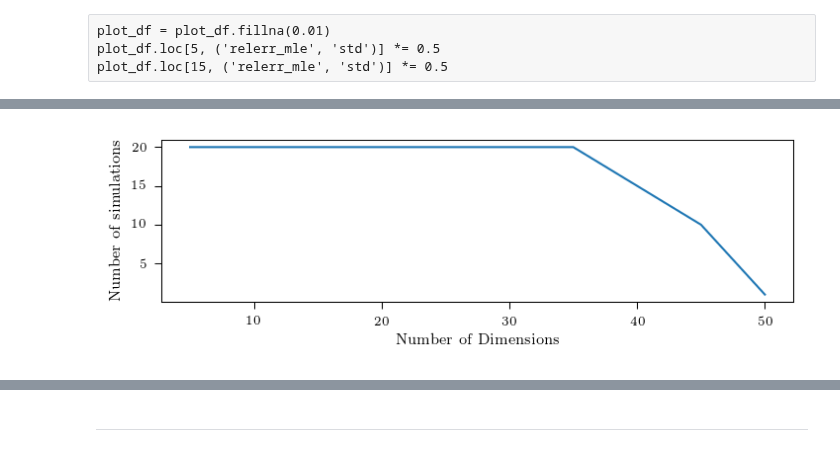
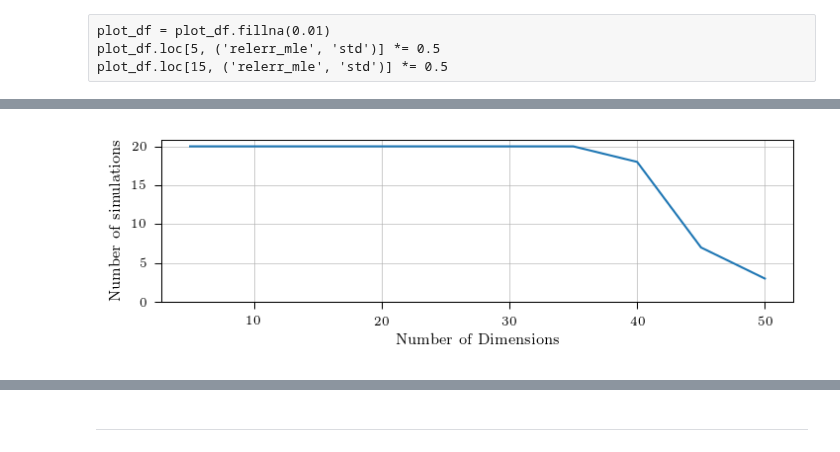
Before and after one commit to trouleau/var-wold, a Jupyter notebook: notebook/9-wt-3-process-experiment-output.ipynb, the cells around one changed output, grey strips where cells are left out. Saved outputs shown, nothing was run; the diff lists cells and outputs as text; code cells hidden in the pictures.

Commit message:
Updated experiment output notebooks

```diff
--- a/notebook/9-wt-3-process-experiment-output.ipynb
+++ b/notebook/9-wt-3-process-experiment-output.ipynb
@@ -30,15 +30,24 @@ output_df.head()
 EXP_DIR = "../output/dimRegime-5-all"
 all_output_df = tsvar.plotting.load_outputs(exp_dir=EXP_DIR)
 all_output_df['Id'] = all_output_df.apply(build_Id, axis=1)
-cols = [col for col in all_output_df.columns if (not col.startswith('mle')) and (not col in ['adjacency', 'dim'])]
+def filter_func(col):
+    return ((not col.startswith('mle'))
+            and (not col.startswith('bbvi'))
+            and (not col in ['adjacency']))
+cols = [col for col in all_output_df.columns if filter_func(col)]
 all_output_df = all_output_df.loc[:, cols]
 
-EXP_DIR_MLE = "../output/dimRegime-5-2nd-run-mle-only-maxiter20k/"
+EXP_DIR_MLE = "../output/dimRegime-5-mle-only-maxiter10k/"
 mle_output_df = tsvar.plotting.load_outputs(exp_dir=EXP_DIR_MLE)
 mle_output_df['Id'] = mle_output_df.apply(build_Id, axis=1)
-mle_cols = [col for col in mle_output_df.columns if col.startswith('mle')] + ['Id', 'adjacency', 'dim']
+def filter_func(col):
+    return (col.startswith('mle')
+            or col.startswith('bbvi')
+            or col in ['Id', 'adjacency', 'dim'])
+mle_cols = [col for col in mle_output_df.columns if filter_func(col)]
 mle_output_df = mle_output_df.loc[:, mle_cols]
 
 output_df = pd.merge(all_output_df, mle_output_df, on='Id', how='outer',)
+output_df['dim'] = output_df['dim_y']
 # %% [output]
 Process file: ../output/dimRegime-5-all/1590697291-g02-d50-n500000/output-01.json...
@@ -103,10 +95,12 @@ plot_df[[col for col in plot_df.columns if col[0].startswith('runtime_log')]]
 # %%
 plt.figure(figsize=(5.5, 1.45))
-plt.plot(plot_df.index, plot_df['acc_mle']['count'])
+plt.grid()
+plt.plot(plot_df.index, plot_df['pr_auc_vi']['count'])
 plt.ylabel('Number of simulations')
-plt.xlabel('Number of Dimensions');
+plt.xlabel('Number of Dimensions')
+plt.ylim(bottom=0);
 # %% [output]
-[figure, old version]
+[figure, new version]
 # %%
 tsvar.plotting.set_aistat_matplotib_rcparams()
 
```
Also changed, not shown: parts of 8 cells of this notebook, 1 other file.
